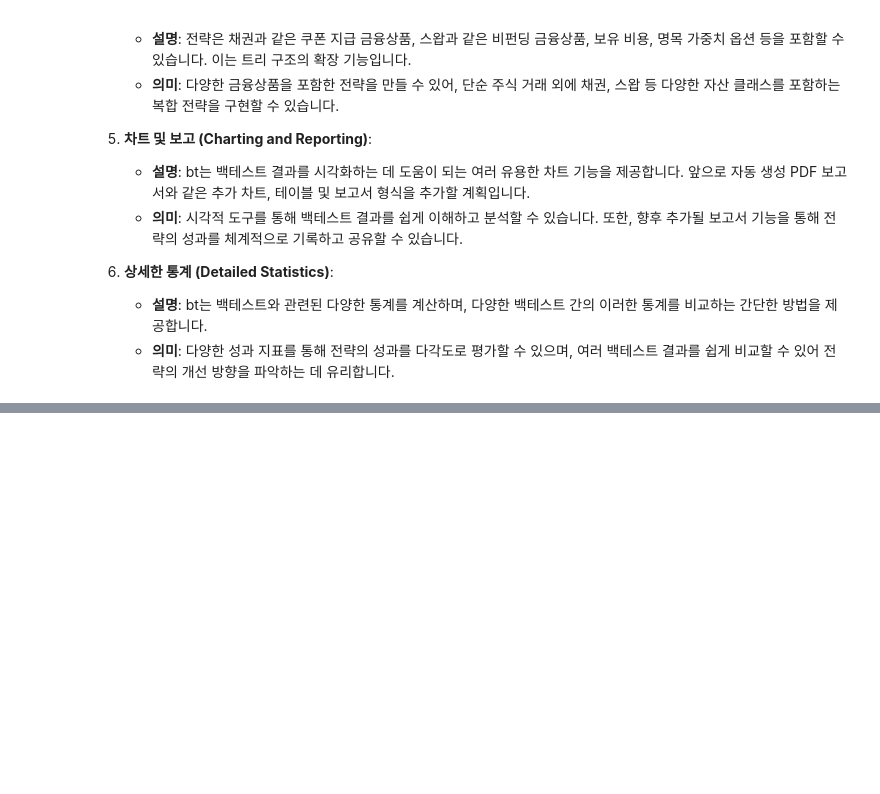
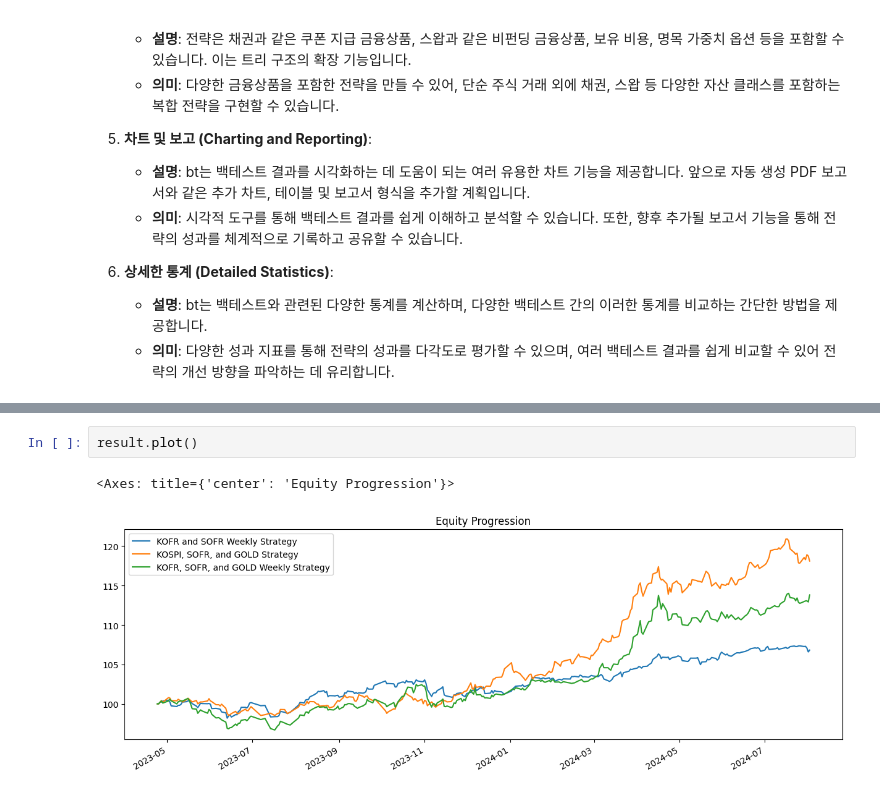
Before and after one commit to birdblues/kbtest, a Jupyter notebook: bt-test.ipynb, the cells around one changed output, grey strips where cells are left out. Drawn from its saved outputs; the diff is of its cells as text; blank space fills up the shorter version.

```diff
--- a/bt-test.ipynb
+++ b/bt-test.ipynb
@@ -313,0 +545,5 @@ Win 12m %            90.24%      87.20%
+# %%
+result.plot()
+# %% [output]
+<Axes: title={'center': 'Equity Progression'}>
+[figure, added]
```
Also changed, not shown: parts of 11 cells of this notebook, 23 other files.
